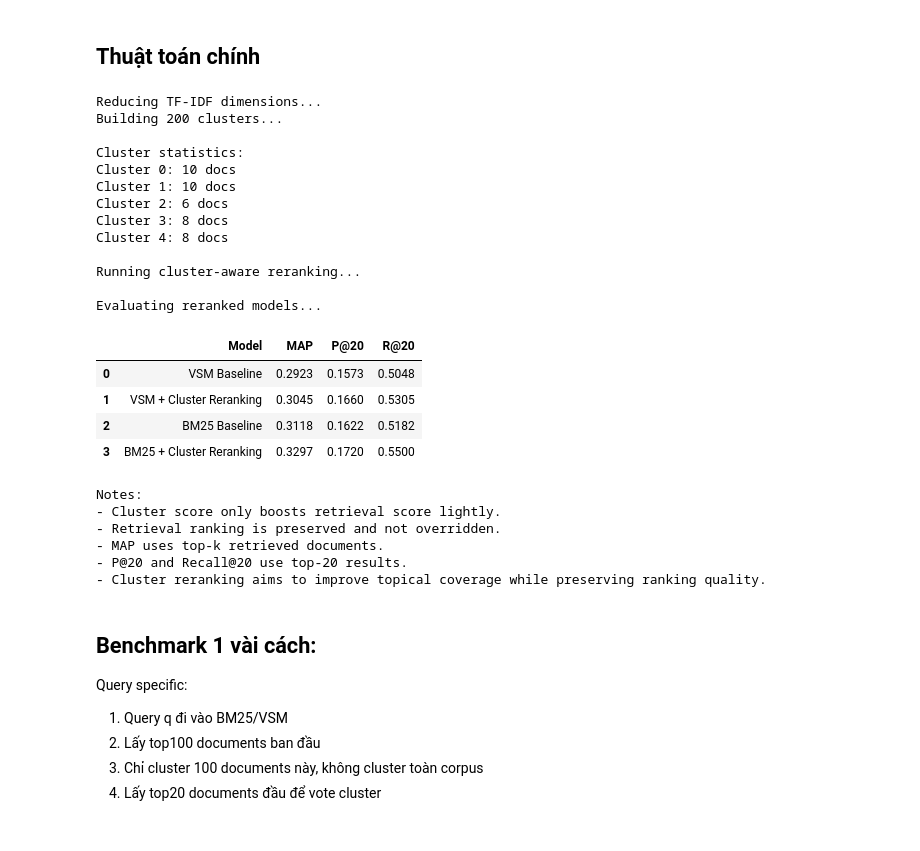
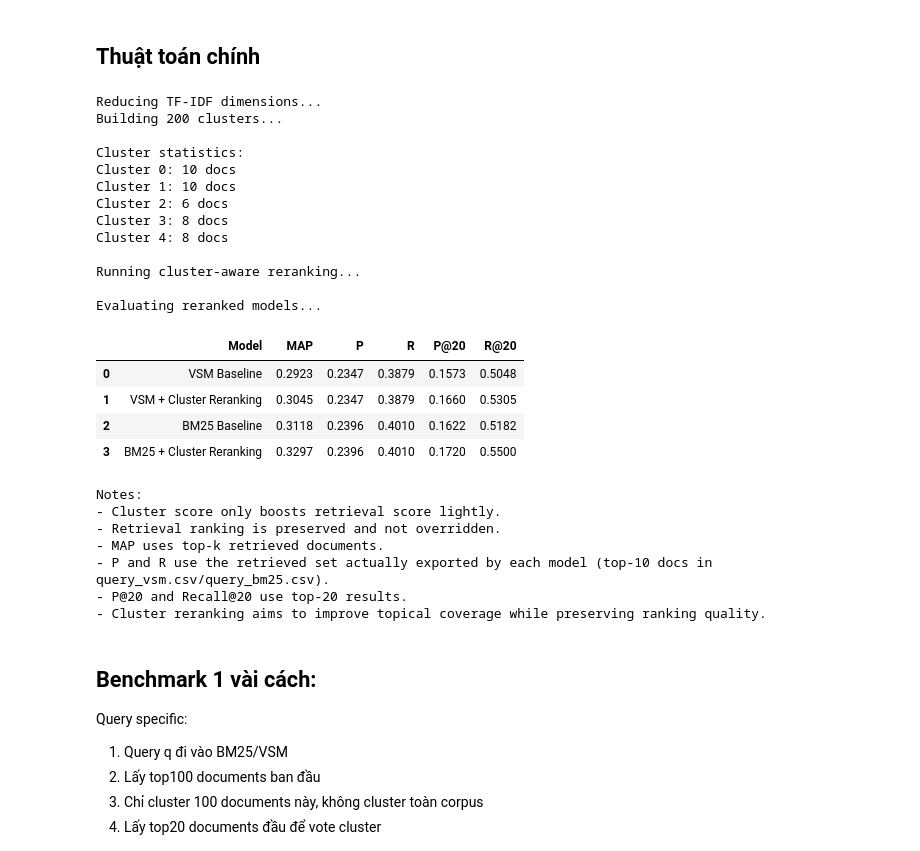
Before and after one commit to BPhucKHMT/CS419, a Jupyter notebook: final_project_cs419.ipynb, the cells around one changed output. Drawn from its saved outputs; the diff is of its cells as text; code cells hidden in the pictures.

```diff
--- a/final_project_cs419.ipynb
+++ b/final_project_cs419.ipynb
@@ -884,24 +926,32 @@ for qid in queries.keys():
     if not relevant: continue
 
     # Hàm tính metric nội bộ
-    def calc_metrics(retrieved):
+    def calc_metrics(retrieved, positive_retrieved):
         top_k = retrieved[:k]
-        hits = sum(1 for d in top_k if d in relevant)
-        p_k = hits / k
-        r_k = hits / len(relevant)
+        hits_at_k = sum(1 for d in top_k if d in relevant)
+        p_k = hits_at_k / k
+        r_k = hits_at_k / len(relevant)
+
+        full_hits = sum(1 for d in positive_retrieved if d in relevant)
+        p_full = full_hits / len(positive_retrieved) if positive_retrieved else 0.0
+        r_full = full_hits / len(relevant)
         ap = average_precision(retrieved, query_rels[qid])
-        return ap, p_k, r_k
+        return ap, p_full, r_full, p_k, r_k
 
-    ap_vsm, p_vsm, r_vsm = calc_metrics(vsm_results.get(qid, []))
-    ap_bm25, p_bm25, r_bm25 = calc_metrics(bm25_results.get(qid, []))
+    ap_vsm, p_full_vsm, r_full_vsm, p_vsm, r_vsm = calc_metrics(vsm_results.get(qid, []), vsm_positive_results.get(qid, []))
+    ap_bm25, p_full_bm25, r_full_bm25, p_bm25, r_bm25 = calc_metrics(bm25_results.get(qid, []), bm25_positive_results.get(qid, []))
 
     eval_data.append({
         'Query_ID': qid,
         'Num_Relevant': len(relevant),
         'AP_VSM': round(ap_vsm, 4),
+        'P_VSM': round(p_full_vsm, 4),
+        'R_VSM': round(r_full_vsm, 4),
         'P@20_VSM': round(p_vsm, 4),
         'Recall@20_VSM': round(r_vsm, 4),
         'AP_BM25': round(ap_bm25, 4),
+        'P_BM25': round(p_full_bm25, 4),
+        'R_BM25': round(r_full_bm25, 4),
         'P@20_BM25': round(p_bm25, 4),
         'Recall@20_BM25': round(r_bm25, 4)
     })
@@ -1104,7 +1154,7 @@ Overlap in top-5         : Không có (False Positive hoàn toàn)
 #
 #   12. Đánh giá lại bằng evaluate_model.
 #       - So sánh baseline với mô hình sau reranking.
-#       - Các chỉ số được so sánh gồm MAP, P@20, Recall@20.
+#       - Các chỉ số được so sánh gồm MAP, P, R, P@20, Recall@20.
 #
 # Tóm tắt dễ nhớ:
 #   BM25/VSM lấy ranking ban đầu
@@ -1474,18 +1524,20 @@ print("\nEvaluating reranked models...")
 # Đánh giá kết quả VSM + Cluster Reranking.
 # vsm_cluster_results: ranking sau rerank cho từng query.
 # query_rels: ground-truth relevance judgments.
-# k=20: tính các metric tại top 20 nếu evaluate_model có P@20/Recall@20.
+# k=20: tính thêm các metric tại top 20; P/R dùng toàn bộ danh sách retrieved.
 vsm_cluster_metrics = evaluate_model(
     vsm_cluster_results,
     query_rels,
-    k=20
+    k=20,
+    positive_results=vsm_positive_results
 )
 
 # Đánh giá kết quả BM25 + Cluster Reranking.
 bm25_cluster_metrics = evaluate_model(
     bm25_cluster_results,
     query_rels,
-    k=20
+    k=20,
+    positive_results=bm25_positive_results
 )
 
 # ============================================================
@@ -1500,6 +1552,8 @@ comparison_df = pd.DataFrame([
     {
         "Model": "VSM Baseline",
         "MAP": vsm_metrics["MAP"],
+        "P": vsm_metrics["P"],
+        "R": vsm_metrics["R"],
         "P@20": vsm_metrics["P@20"],
         "R@20": vsm_metrics["Recall@20"]
     },
@@ -1508,6 +1562,8 @@ comparison_df = pd.DataFrame([
     {
         "Model": "VSM + Cluster Reranking",
         "MAP": vsm_cluster_metrics["MAP"],
+        "P": vsm_cluster_metrics["P"],
+        "R": vsm_cluster_metrics["R"],
         "P@20": vsm_cluster_metrics["P@20"],
         "R@20": vsm_cluster_metrics["Recall@20"]
     },
@@ -1516,6 +1572,8 @@ comparison_df = pd.DataFrame([
     {
         "Model": "BM25 Baseline",
         "MAP": bm25_metrics["MAP"],
+        "P": bm25_metrics["P"],
+        "R": bm25_metrics["R"],
         "P@20": bm25_metrics["P@20"],
         "R@20": bm25_metrics["Recall@20"]
     },
@@ -1524,6 +1582,8 @@ comparison_df = pd.DataFrame([
     {
         "Model": "BM25 + Cluster Reranking",
         "MAP": bm25_cluster_metrics["MAP"],
+        "P": bm25_cluster_metrics["P"],
+        "R": bm25_cluster_metrics["R"],
         "P@20": bm25_cluster_metrics["P@20"],
         "R@20": bm25_cluster_metrics["Recall@20"]
     }
@@ -1542,42 +1602,44 @@ display(comparison_df)
 print("\nNotes:")
 
 # Cluster score chỉ đóng vai trò boost nhẹ, không thay thế hoàn toàn điểm BM25/VSM.
 print("- Cluster score only boosts retrieval score lightly.")
 
 # Ranking gốc vẫn là tín hiệu chính vì alpha=0.85.
 print("- Retrieval ranking is preserved and not overridden.")
 
 # MAP
 print("- MAP uses top-k retrieved documents.")
 
 # P@20 và Recall@20 chỉ xét 20 document đầu tiên sau reranking.
+print("- P and R use the retrieved set actually exported by each model (top-10 docs in query_vsm.csv/query_bm25.csv).")
 print("- P@20 and Recall@20 use top-20 results.")
 
 # Mục tiêu của cluster reranking là cải thiện độ phủ chủ đề mà vẫn giữ chất lượng ranking.
 print("- Cluster reranking aims to improve topical coverage while preserving ranking quality.")
 # %% [output]
 Reducing TF-IDF dimensions...
 Building 200 clusters...
 
 Cluster statistics:
 Cluster 0: 10 docs
 Cluster 1: 10 docs
 Cluster 2: 6 docs
 Cluster 3: 8 docs
 Cluster 4: 8 docs
 
 Running cluster-aware reranking...
 
 Evaluating reranked models...
-|  | Model | MAP | P@20 | R@20 |
-| 0 | VSM Baseline | 0.2923 | 0.1573 | 0.5048 |
-| 1 | VSM + Cluster Reranking | 0.3045 | 0.1660 | 0.5305 |
-| 2 | BM25 Baseline | 0.3118 | 0.1622 | 0.5182 |
-| 3 | BM25 + Cluster Reranking | 0.3297 | 0.1720 | 0.5500 |
+|  | Model | MAP | P | R | P@20 | R@20 |
+| 0 | VSM Baseline | 0.2923 | 0.2347 | 0.3879 | 0.1573 | 0.5048 |
+| 1 | VSM + Cluster Reranking | 0.3045 | 0.2347 | 0.3879 | 0.1660 | 0.5305 |
+| 2 | BM25 Baseline | 0.3118 | 0.2396 | 0.4010 | 0.1622 | 0.5182 |
+| 3 | BM25 + Cluster Reranking | 0.3297 | 0.2396 | 0.4010 | 0.1720 | 0.5500 |
 Notes:
 - Cluster score only boosts retrieval score lightly.
 - Retrieval ranking is preserved and not overridden.
 - MAP uses top-k retrieved documents.
+- P and R use the retrieved set actually exported by each model (top-10 docs in query_vsm.csv/query_bm25.csv).
 - P@20 and Recall@20 use top-20 results.
 - Cluster reranking aims to improve topical coverage while preserving ranking quality.
 # %% [markdown]
```
Also changed, not shown: parts of 9 cells of this notebook.
